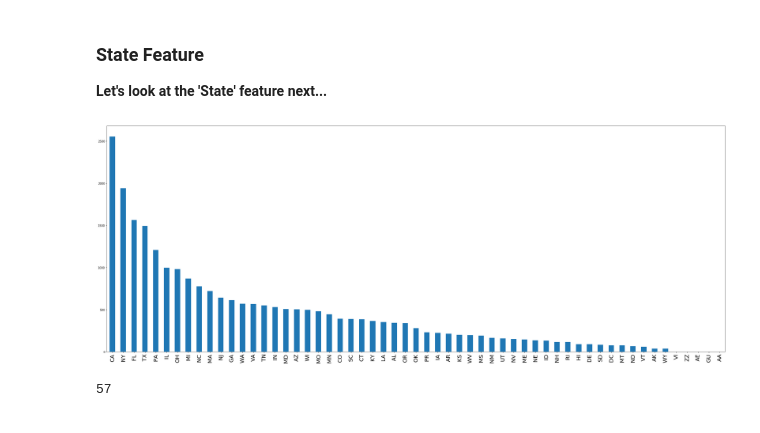
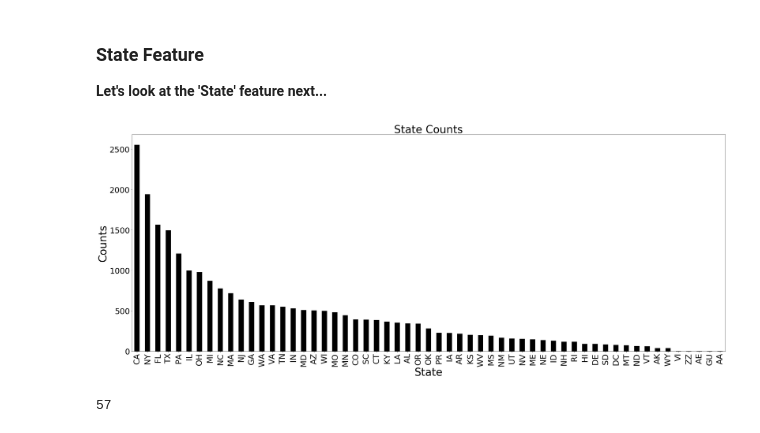
Before and after one commit to CaptainNano77/Opioids, a Jupyter notebook: Opioids.ipynb, the cells around one changed output. Drawn from its saved outputs; the diff is of its cells as text; code cells hidden in the pictures.

Commit message:
Added more EDA and Visualizations

```diff
--- a/Opioids.ipynb
+++ b/Opioids.ipynb
@@ -674,11 +696,17 @@ There are 62.4 % male and 37.6 % female prescribers in the dataset
 # %%
 sta = prescriber["State"].value_counts().sort_values(ascending = False)
 # %%
-sta.plot(kind='bar', figsize = (40,15))
-plt.xticks(fontsize=20)
+sta.plot(kind='bar', figsize = (40,15), color='black')
+
+plt.xlabel('State', fontsize=40)
+plt.xticks(rotation= 90, fontsize=30)
+plt.ylabel('Counts', fontsize=40)
+plt.yticks(fontsize=30)
+plt.title('State Counts', fontsize=40)
+
 plt.show()
 # %% [output]
-[figure, old version]
+[figure, new version]
 # %%
 len(sta)
 # %% [output]
```
Also changed, not shown: parts of 24 cells of this notebook.
